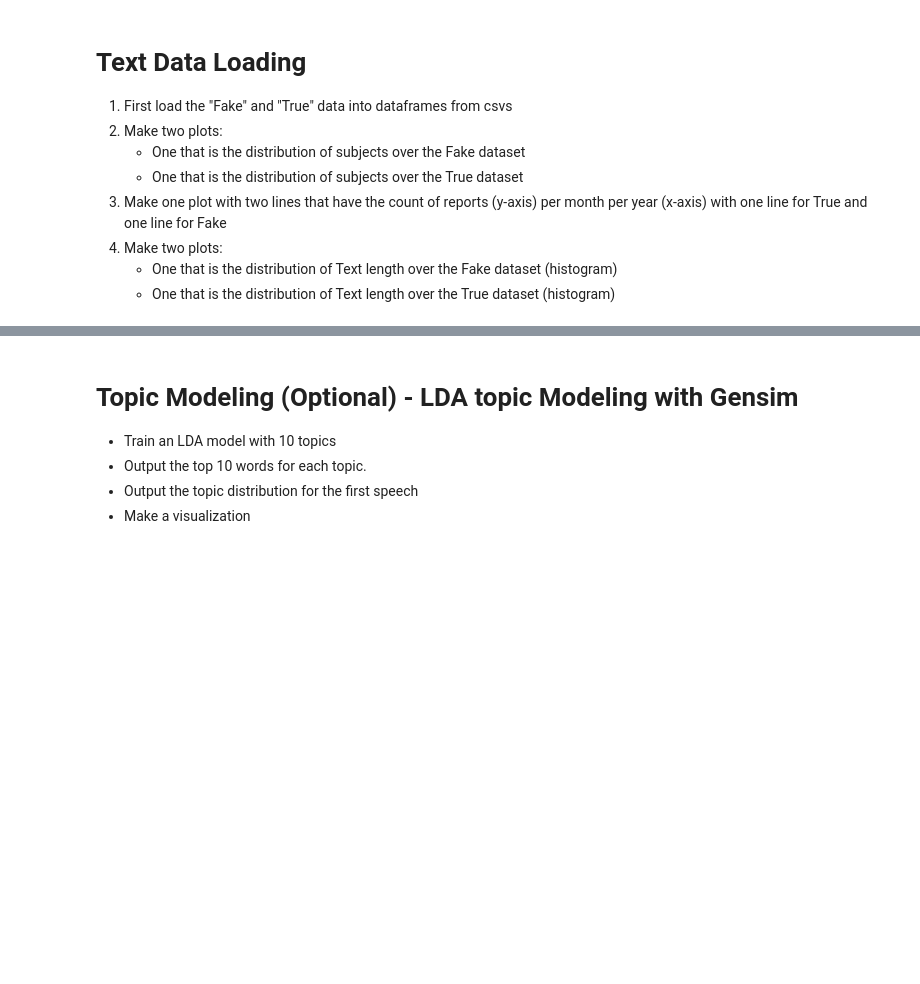
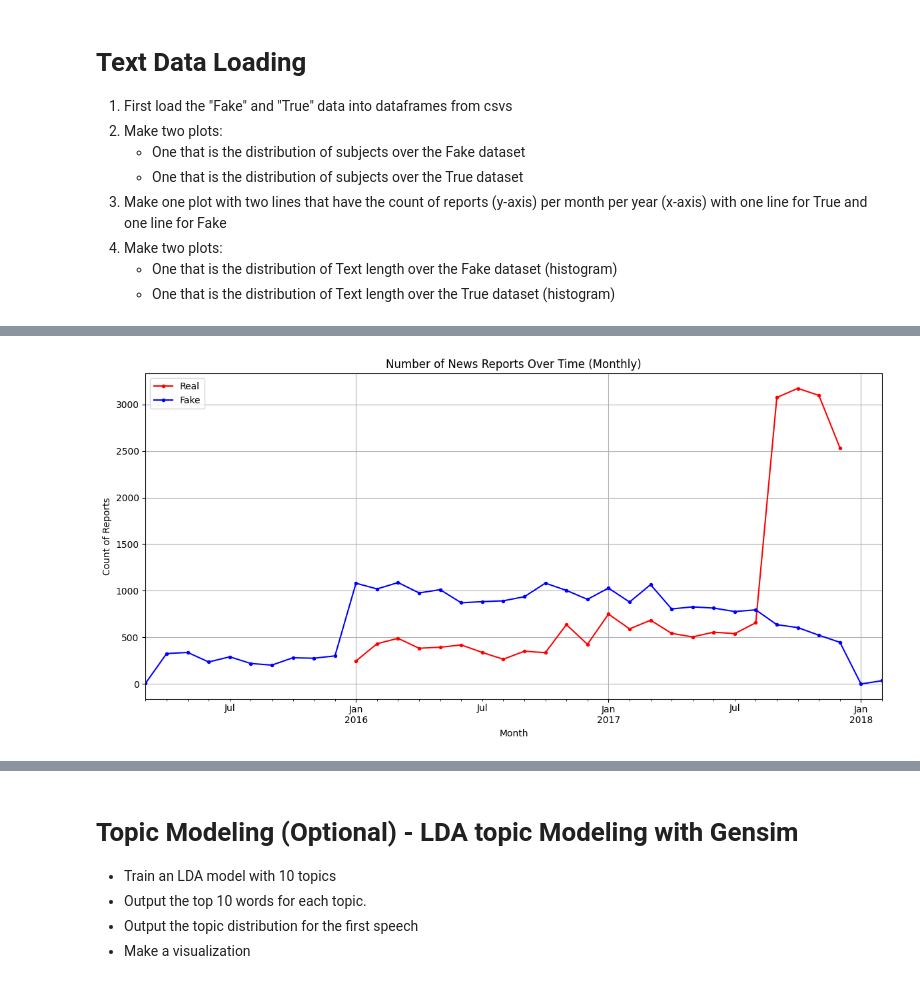
Before and after one commit to berkeley-stat159/fall-2025, a Jupyter notebook: lab/lab10/lab10.ipynb, the cells around one changed output, grey strips where cells are left out. Cells and saved outputs as stored; diff of their text form; code cells hidden in the pictures; blank space fills up the shorter version.

```diff
--- a/lab/lab10/lab10.ipynb
+++ b/lab/lab10/lab10.ipynb
@@ -29,0 +52,27 @@ real = pd.read_csv("fake-and-real-news-dataset/True.csv")
+# %%
+fake["Date Clean"] = pd.to_datetime(fake["date"],format='mixed', dayfirst=True, errors='coerce')
+#moral of the story is strings suck
+# %%
+real["Date Clean"] = pd.to_datetime(real["date"],format='mixed', dayfirst=True, errors='coerce')
+#moral of the story is strings suck
+# %%
+# Get Aggregated Data
+
+real_monthly_counts = real.groupby(pd.Grouper(key='Date Clean', freq='ME')).size()
+fake_monthly_counts = fake.groupby(pd.Grouper(key='Date Clean', freq='ME')).size()
+# Plot the Aggregated Data ---
+fig, ax = plt.subplots(figsize=(12, 6))
+# We plot the 'monthly_counts' Series.
+real_monthly_counts.plot(kind='line', marker='.', linestyle='-', ax=ax, color='r', label="Real")
+fake_monthly_counts.plot(kind='line', marker='.', linestyle='-', ax=ax, color='b', label="Fake")
+
+# Add titles and labels
+plt.title('Number of News Reports Over Time (Monthly)')
+plt.xlabel('Month')
+plt.ylabel('Count of Reports')
+plt.grid(True)
+plt.legend()
+plt.tight_layout()
+plt.show()
+# %% [output]
+[figure, added]
```
Also changed, not shown: parts of 23 cells of this notebook.
